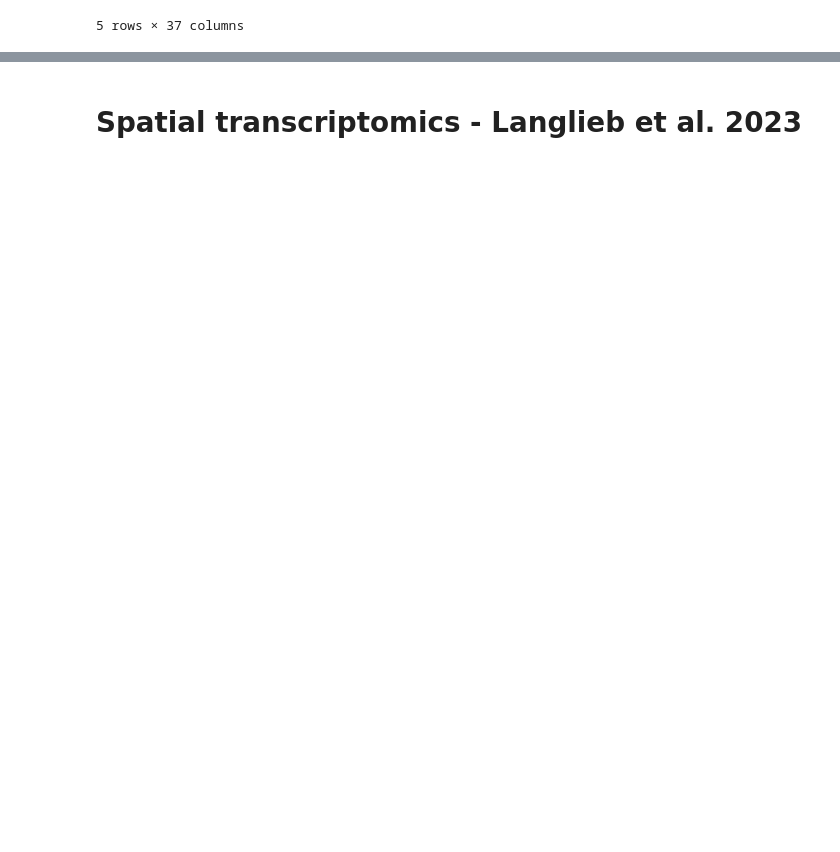
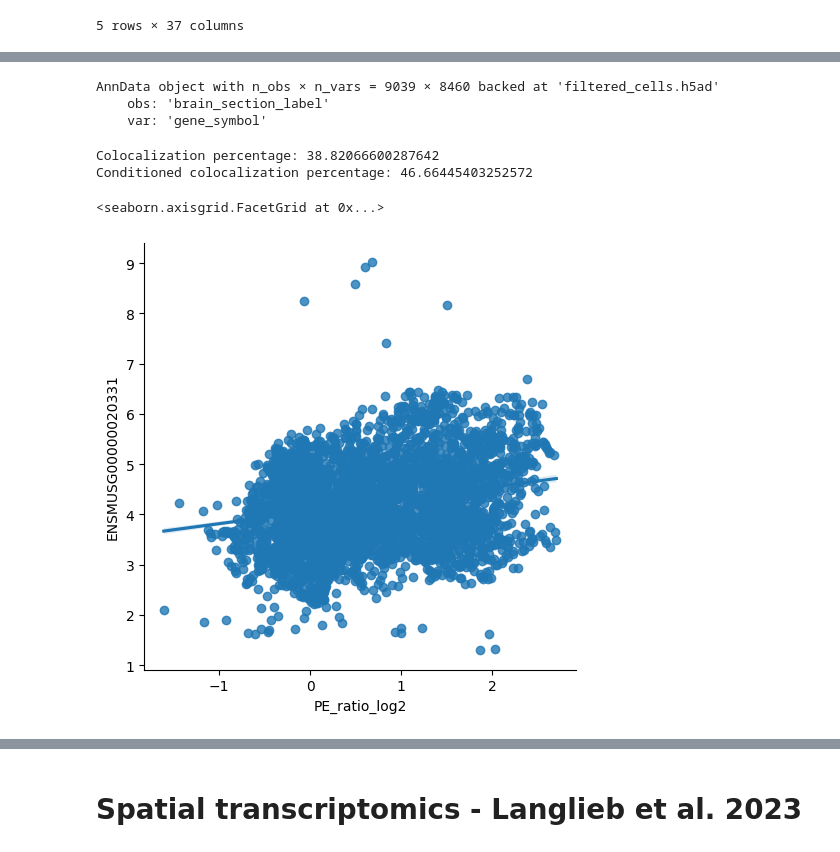
Before and after one commit to FrancisCrickInstitute/negative_parental_switch, a Jupyter notebook: NPW_transcripts/transcriptormics _merfish/merfish_analysis.ipynb, the cells around one changed output, grey strips where cells are left out. Drawn from its saved outputs; the diff is of its cells as text; code cells hidden in the pictures; blank space fills up the shorter version.

```diff
--- a/NPW_transcripts/transcriptormics _merfish/merfish_analysis.ipynb
+++ b/NPW_transcripts/transcriptormics _merfish/merfish_analysis.ipynb
@@ -131,0 +137,78 @@ Error:
+# %%
+mpoa_list = ['MPO', 'MPN', 'PD', 'ADP']
+
+filter_cells = cell_joined[cell_joined['parcellation_substructure'].isin(mpoa_list)].index
+# %%
+adata.strings_to_categoricals()
+filtered_adata = adata[filter_cells, :].copy(filename="filtered_cells.h5ad")  # Save filtered cells)
+# %%
+filtered_adata
+# %% [output]
+AnnData object with n_obs × n_vars = 9039 × 8460 backed at 'filtered_cells.h5ad'
+    obs: 'brain_section_label'
+    var: 'gene_symbol'
+# %%
+gene_list = ['Npy1r', 'Npy2r', 'Npy3r','Npy4r', 'Npy5r', 'Npy6r', 'Hcn1', 'Hcn2', 'Hcn3', 'Hcn4', 'Esr1', 'Pgr']
+filtered_df = filtered_adata[:, filtered_adata.var["gene_symbol"].isin(gene_list)]
+# %%
+gene_dict = pd.Series(filtered_df.var.index, index=filtered_df.var.gene_symbol).to_dict()
+# %%
+filtered_df.to_df().head(5)
+
+# percentage of colocalization
+def colocalization(df, gene_list, threshold = 1):
+    ensemblr = [gene_dict[gene] for gene in gene_list]
+    colocalized = (df.loc[:,ensemblr] >= threshold).all(axis = 1)
+    colocalized_percentage = colocalized.mean() * 100
+
+    return colocalized_percentage
+
+
+def conditioned_localization(df,either_lists, and_list, threshold = 1):
+    eithers = []
+    for either_list in either_lists:
+        ensemblr = [gene_dict[gene] for gene in either_list]
+        either = (df.loc[:,ensemblr] >= threshold).any(axis = 1)
+        eithers.append(either)
+
+    ensemblr_and = [gene_dict[gene] for gene in and_list]
+    and_positive = (df.loc[:,ensemblr_and] >= threshold).all(axis = 1)
+
+    # Combine both conditions with AND
+    condition = eithers[0] & eithers[1] & and_positive
+
+    # Calculate percentage of cells where both conditions are true
+    colocalization_percentage = condition.mean() * 100
+    return colocalization_percentage
+
+
+
+npy_either_list = ['Npy1r', 'Npy2r']
+hcn_either_list = ['Hcn1', 'Hcn2' ]
+
+and_list = ['Esr1', 'Pgr']
+
+
+
+
+colocalization_results = colocalization(filtered_df.to_df(), ['Npy1r', 'Esr1', 'Pgr', 'Hcn1'])
+cond_colocalization_results = conditioned_localization(filtered_df.to_df(), [npy_either_list, hcn_either_list], and_list)
+
+print('Colocalization percentage:', colocalization_results)
+print('Conditioned colocalization percentage:', cond_colocalization_results)
+# %% [output]
+Colocalization percentage: 38.82066600287642
+Conditioned colocalization percentage: 46.66445403252572
+# %%
+corr_df = filtered_df.to_df()
+ensemblr_and = [gene_dict[gene] for gene in and_list]
+and_positive = corr_df[(corr_df.loc[:,ensemblr_and] >= 1).all(axis = 1)]
+
+and_positive['PE_ratio'] = and_positive[ensemblr_and[1]]  / and_positive[ensemblr_and[0]]
+and_positive['PE_ratio_log2'] = np.log2(and_positive['PE_ratio'])
+
+gene = 'ENSMUSG00000020331'
+sns.lmplot(data=and_positive, x='PE_ratio_log2', y=gene)
+# %% [output]
+<seaborn.axisgrid.FacetGrid at 0x...>
+[figure, added]
```
Also changed, not shown: parts of 8 cells of this notebook, 4 other files.
